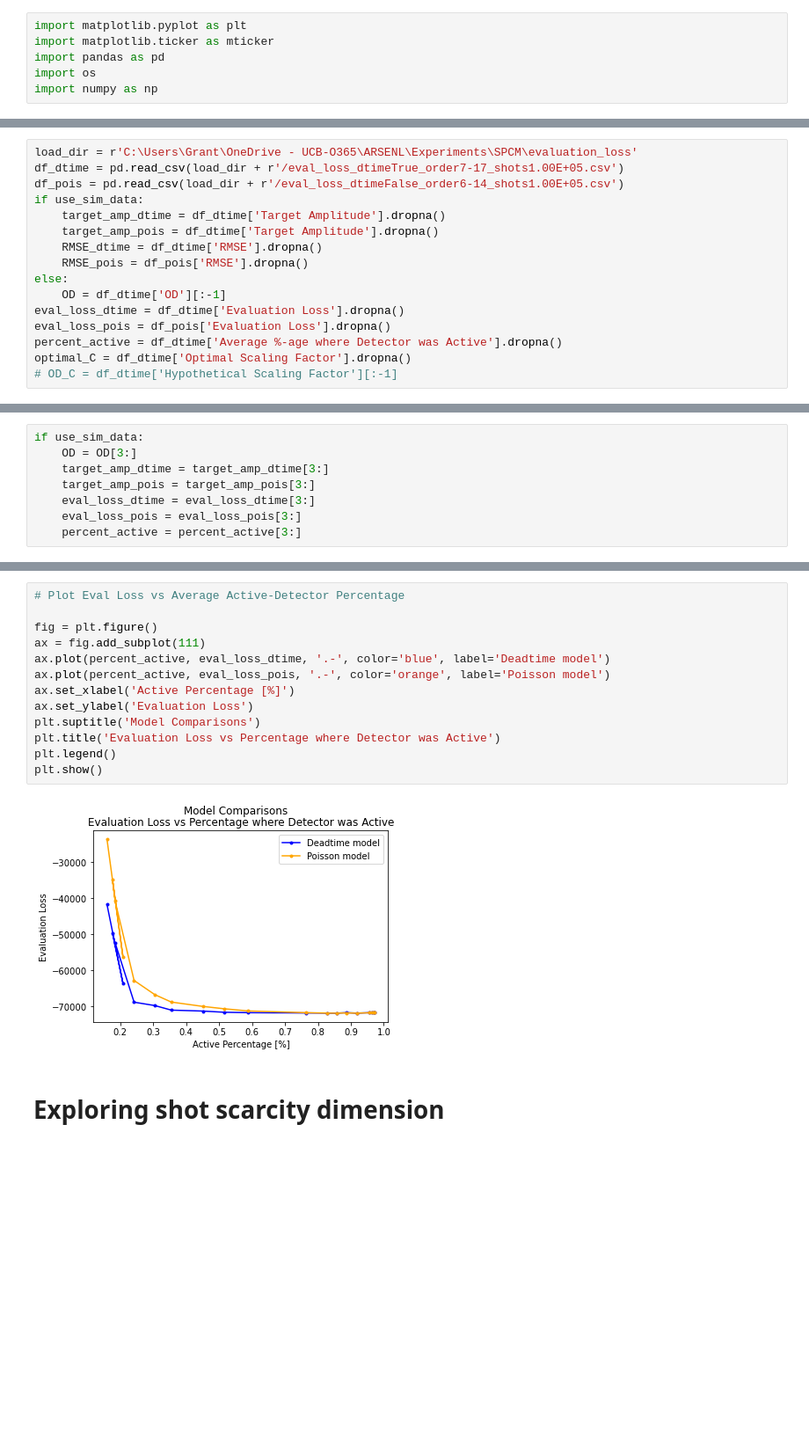
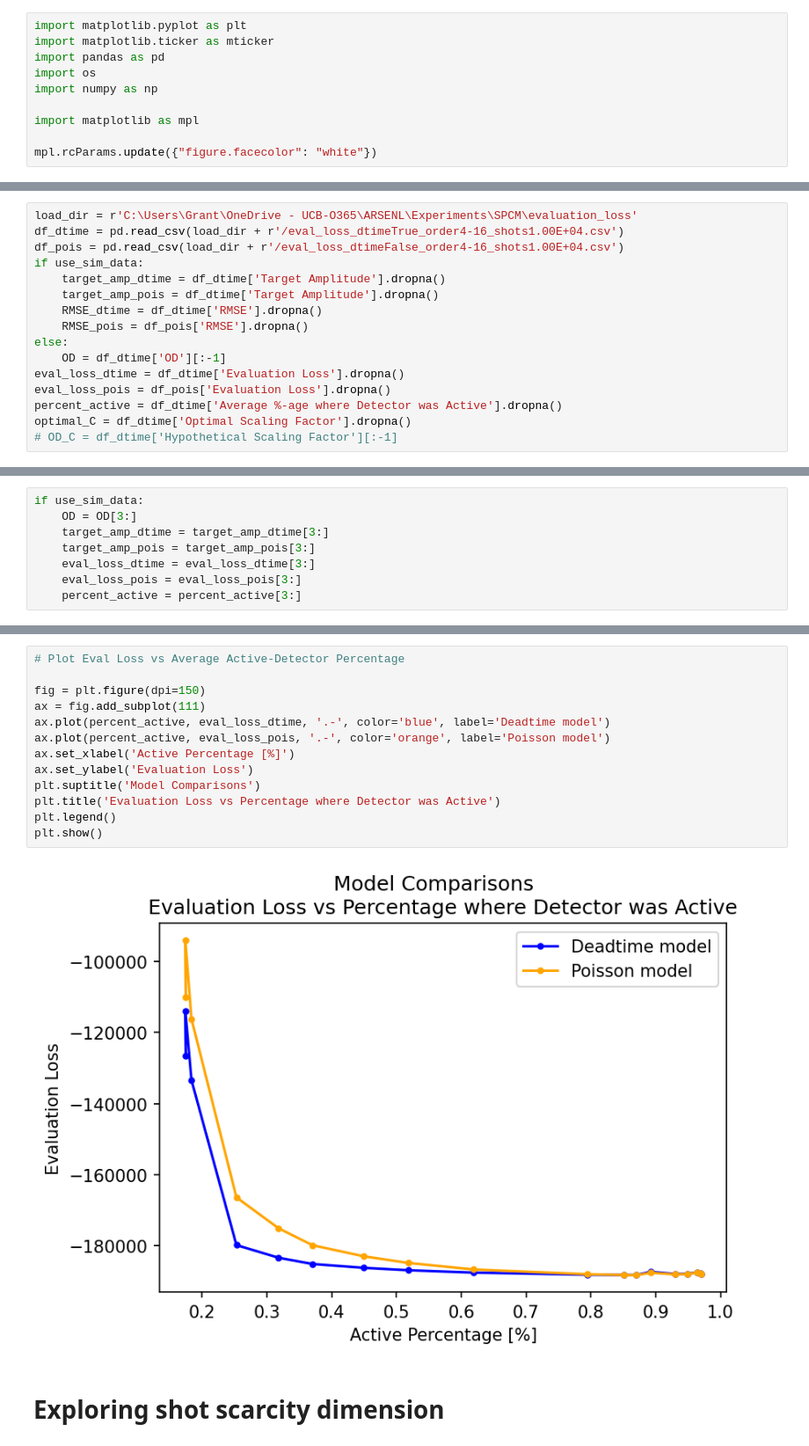
Before and after one commit to gkirchhoff32/ARSENL_backscatter_experiments, a Jupyter notebook: scripts/plot_eval_loss.ipynb, the cells around one changed output, grey strips where cells are left out. Shown at 88% size. Saved outputs shown, nothing was run; the diff lists cells and outputs as text; blank space fills up the shorter version.

Commit message:
generated more plots to analyze evaluation plots

```diff
--- a/scripts/plot_eval_loss.ipynb
+++ b/scripts/plot_eval_loss.ipynb
@@ -4,13 +4,17 @@ import matplotlib.ticker as mticker
 import pandas as pd
 import os
 import numpy as np
+
+import matplotlib as mpl
+
+mpl.rcParams.update({"figure.facecolor": "white"})
 # %%
 use_sim_data = False
 use_rmse = False
 # %%
 load_dir = r'C:\Users\Grant\OneDrive - UCB-O365\ARSENL\Experiments\SPCM\evaluation_loss'
-df_dtime = pd.read_csv(load_dir + r'/eval_loss_dtimeTrue_order7-17_shots1.00E+05.csv')
-df_pois = pd.read_csv(load_dir + r'/eval_loss_dtimeFalse_order6-14_shots1.00E+05.csv')
+df_dtime = pd.read_csv(load_dir + r'/eval_loss_dtimeTrue_order4-16_shots1.00E+04.csv')
+df_pois = pd.read_csv(load_dir + r'/eval_loss_dtimeFalse_order4-16_shots1.00E+04.csv')
 if use_sim_data:
     target_amp_dtime = df_dtime['Target Amplitude'].dropna()
     target_amp_pois = df_dtime['Target Amplitude'].dropna()
@@ -74,18 +79,18 @@ plt.show()
 # %%
 # Plot Eval Loss vs Average Active-Detector Percentage
 
-fig = plt.figure()
+fig = plt.figure(dpi=150)
 ax = fig.add_subplot(111)
 ax.plot(percent_active, eval_loss_dtime, '.-', color='blue', label='Deadtime model')
 ax.plot(percent_active, eval_loss_pois, '.-', color='orange', label='Poisson model')
 ax.set_xlabel('Active Percentage [%]')
 ax.set_ylabel('Evaluation Loss')
 plt.suptitle('Model Comparisons')
 plt.title('Evaluation Loss vs Percentage where Detector was Active')
 plt.legend()
 plt.show()
 # %% [output]
-[figure, old version]
+[figure, new version]
 # %% [markdown]
 # Exploring shot scarcity dimension
 # %%
```
Also changed, not shown: parts of 1 cell of this notebook, 2 other files.
